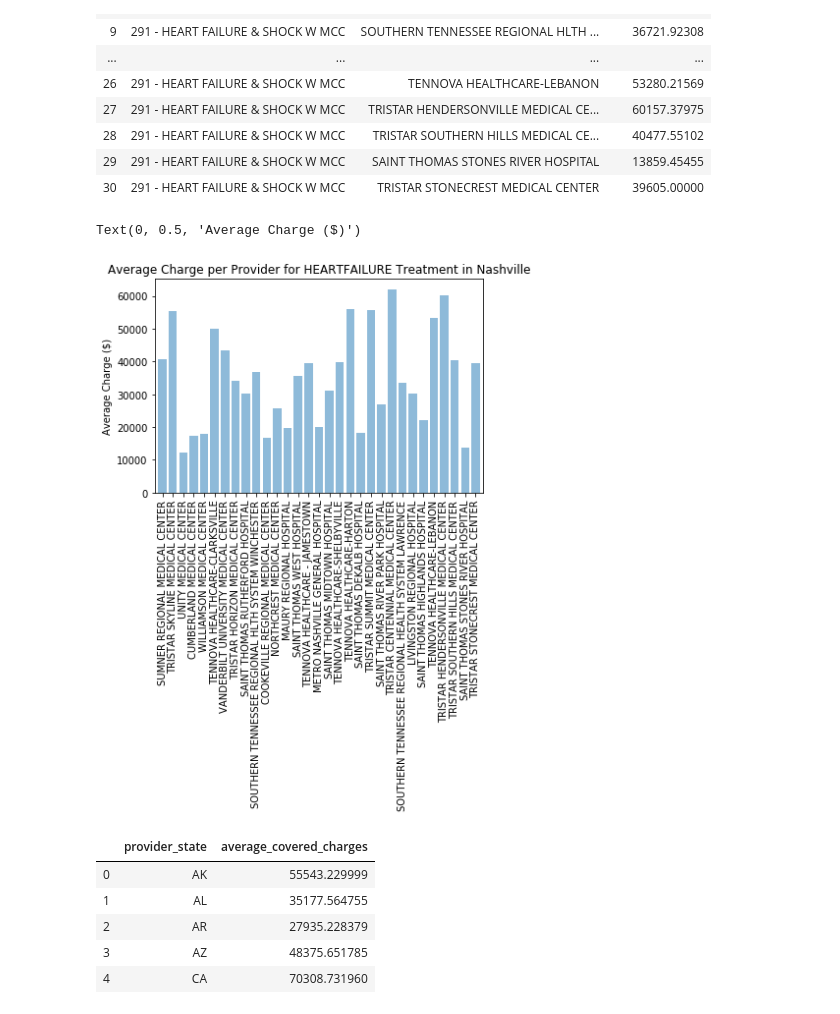
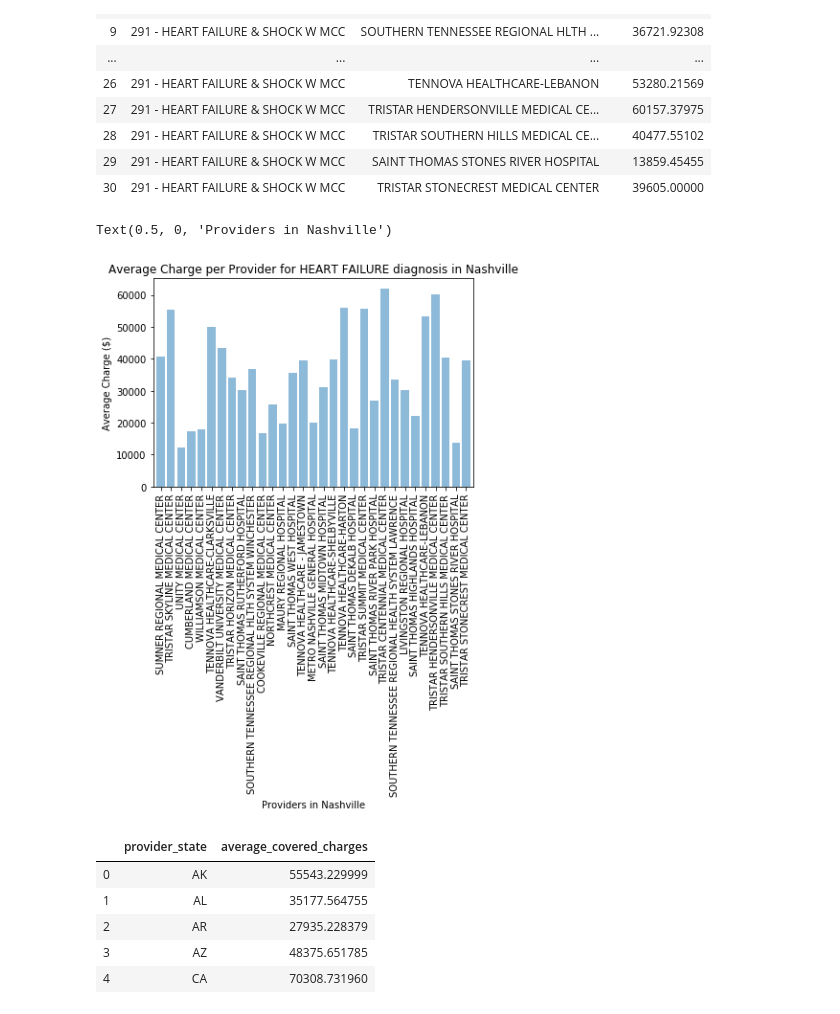
Before and after one commit to santannarenata/Healthcare_project, a Jupyter notebook: Code-API Updated.ipynb, the cells around one changed output. Saved outputs shown, nothing was run; the diff lists cells and outputs as text; code cells hidden in the pictures.

```diff
--- a/Code-API Updated.ipynb
+++ b/Code-API Updated.ipynb
@@ -2023,22 +2025,23 @@ Average_Charge_of_HEARTFAILURE_per_Provider_Nashvile_df
 # %%
 # Create a Bar Chart
 
 AverageChargeValue = drg_HEARTFAILURE_TN_Nashville_Average_Covered_Charge_List
 ProviderValues = drg_HEARTFAILURE_TN_Nashville_ProviderList
 x_axis = np.arange(len(drg_HEARTFAILURE_TN_Nashville_ProviderList))
 
 plt.bar(x_axis, AverageChargeValue, alpha=0.5, align="center")
 
 tick_locations = [value for value in x_axis]
 plt.xticks(tick_locations, ProviderValues, rotation="vertical")
 
 plt.xlim(-0.75, len(x_axis)-0.25)
 
-plt.title("Average Charge per Provider for HEARTFAILURE Treatment in Nashville")
+plt.title("Average Charge per Provider for HEART FAILURE diagnosis in Nashville")
 plt.ylabel("Average Charge ($)")
+plt.xlabel ("Providers in Nashville")
 # %% [output]
-Text(0, 0.5, 'Average Charge ($)')
+Text(0.5, 0, 'Providers in Nashville')
-[figure, old version]
+[figure, new version]
 # %%
 # Store the Average Charge Data for the specific procedure Grouped by State by splitting up the data into groups based upon 'State'
 # Filter the DataFrame down only to those columns to chart
```
Also changed, not shown: parts of 4 cells of this notebook.
